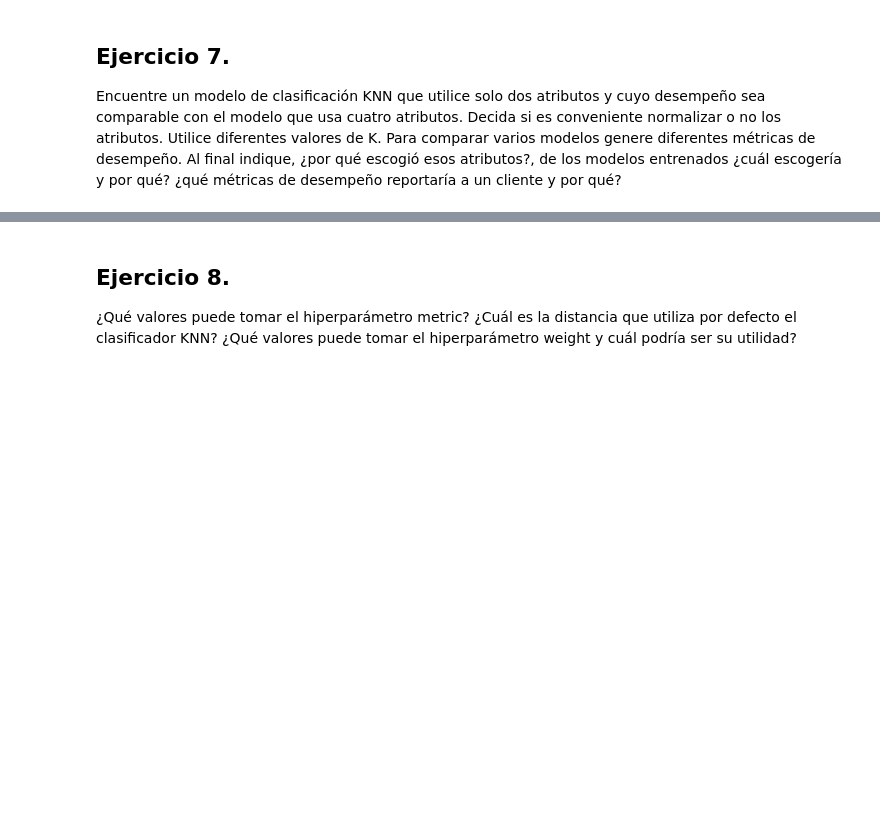
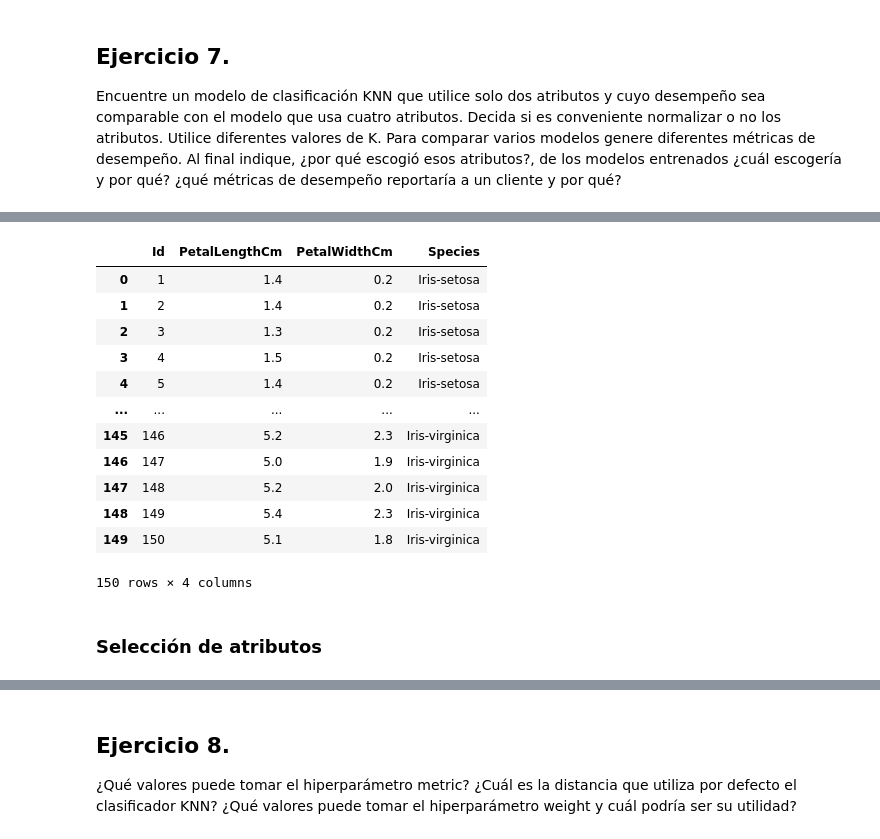
Before and after one commit to julian-b24/knn-classificator, a Jupyter notebook: Ejericicios_3_IA.ipynb, the cells around one changed output, grey strips where cells are left out. Drawn from its saved outputs; the diff is of its cells as text; code cells hidden in the pictures; blank space fills up the shorter version.

```diff
--- a/Ejericicios_3_IA.ipynb
+++ b/Ejericicios_3_IA.ipynb
@@ -1428,0 +1439,3 @@ Al final indique, ¿por qué escogió esos atributos?, de los modelos entrenados
+# %%
+df_two = deepcopy(df)
+df_two
@@ -1428,0 +1456,20 @@ Al final indique, ¿por qué escogió esos atributos?, de los modelos entrenados
+# %%
+df_two = df_two.drop("SepalWidthCm",axis=1)
+df_two = df_two.drop("SepalLengthCm",axis=1)
+df_two
+# %% [output]
+|  | Id | PetalLengthCm | PetalWidthCm | Species |
+| 0 | 1 | 1.4 | 0.2 | Iris-setosa |
+| 1 | 2 | 1.4 | 0.2 | Iris-setosa |
+| 2 | 3 | 1.3 | 0.2 | Iris-setosa |
+| 3 | 4 | 1.5 | 0.2 | Iris-setosa |
+| 4 | 5 | 1.4 | 0.2 | Iris-setosa |
+| ... | ... | ... | ... | ... |
+| 145 | 146 | 5.2 | 2.3 | Iris-virginica |
+| 146 | 147 | 5.0 | 1.9 | Iris-virginica |
+| 147 | 148 | 5.2 | 2.0 | Iris-virginica |
+| 148 | 149 | 5.4 | 2.3 | Iris-virginica |
+| 149 | 150 | 5.1 | 1.8 | Iris-virginica |
+150 rows × 4 columns
+# %% [markdown]
+### Selección de atributos
```
Also changed, not shown: parts of 25 cells of this notebook.
